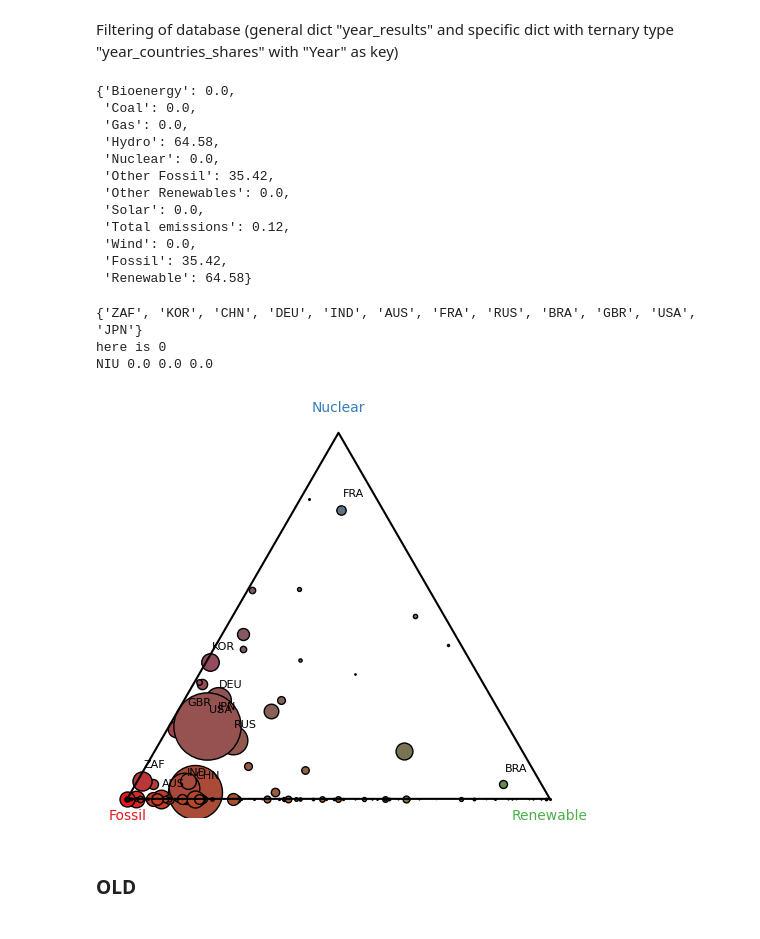
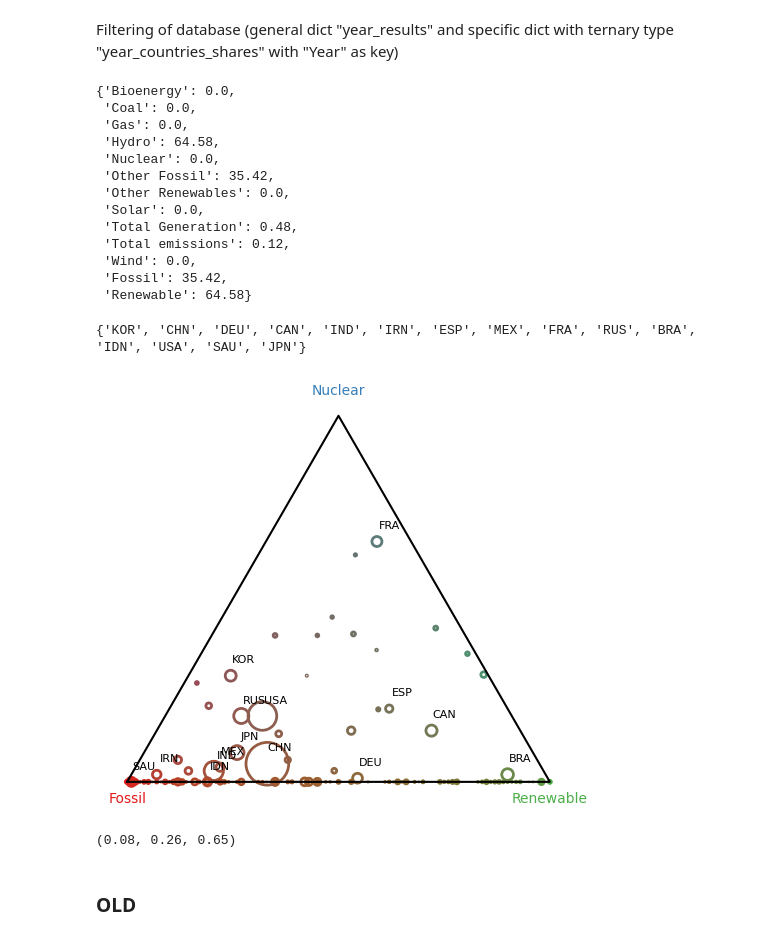
Before and after one commit to raulgarciadiez/energy_maps, a Jupyter notebook: color_code.ipynb, the cells around one changed output. Saved outputs shown, nothing was run; the diff lists cells and outputs as text; code cells hidden in the pictures.

```diff
--- a/color_code.ipynb
+++ b/color_code.ipynb
@@ -49,6 +49,11 @@ filtered_dict = {
              (df['Unit'] == '%'))
             |
             # keep power sector emissions totals
+            ((df['Category'] == 'Electricity generation') &
+             (df['Subcategory'] == 'Total') &
+             (df['Variable'] == 'Total Generation'))
+             |
+            # keep power sector emissions totals
             ((df['Category'] == 'Power sector emissions') &
              (df['Subcategory'] == 'Total') &
              (df['Variable'] == 'Total emissions'))
@@ -90,6 +95,7 @@ year_results[2000]["AFG"]
  'Other Fossil': 35.42,
  'Other Renewables': 0.0,
  'Solar': 0.0,
+ 'Total Generation': 0.48,
  'Total emissions': 0.12,
  'Wind': 0.0,
  'Fossil': 35.42,
@@ -152,7 +158,7 @@ def ternary_to_cartesian(f, r, n):
     y = (np.sqrt(3)/2) * n / (f + r + n)
     return x, y
 
-Year = 2003
+Year = 2023
 
 top_emitters = sorted(
     year_results[Year].items(),
@@ -164,40 +170,42 @@ top_emitters = sorted(
 top_emitters = {iso for iso, _ in top_emitters}
 top_emitters.add("FRA")
 top_emitters.add("BRA")
+top_emitters.add("CAN")
+top_emitters.add("MEX")
+top_emitters.add("ESP")
 
 print (top_emitters)
 
 fig, ax = plt.subplots(figsize=(6, 6))
 
 for country, (f, r, n) in year_countries_shares[Year].items():
     rgb = ternary_to_rgb_scaled(f, r, n, base_colors, caps, gamma=0.5)
 
     try:
         x, y = ternary_to_cartesian(f, r, n)
     except ZeroDivisionError:
         print (country, f,r,n)
 
-    ax.scatter(x, y, color=rgb, s=year_results[Year][country]["Total emissions"], edgecolor='k')
+    ax.scatter(x, y,  facecolors="none", s=year_results[Year][country]["Total Generation"]/10, edgecolor=rgb, lw = 2)
     if country in top_emitters:
         ax.text(x + 0.03, y + 0.03, country, ha='center', fontsize=8)
 
 # Draw triangle outline
 triangle = np.array([[0, 0], [1, 0], [0.5, np.sqrt(3)/2], [0, 0]])
 ax.plot(triangle[:,0], triangle[:,1], color='black')
 
 # Vertex labels
 ax.text(0, -0.05, "Fossil", ha='center', fontsize=10, color=np.array(base_colors['fossil'])/255)
 ax.text(1, -0.05, "Renewable", ha='center', fontsize=10, color=np.array(base_colors['renewable'])/255)
 ax.text(0.5, np.sqrt(3)/2 + 0.05, "Nuclear", ha='center', fontsize=10, color=np.array(base_colors['nuclear'])/255)
 
 ax.set_aspect('equal')
 ax.axis('off')
 plt.show()
 # %% [output]
-{'ZAF', 'KOR', 'CHN', 'DEU', 'IND', 'AUS', 'FRA', 'RUS', 'BRA', 'GBR', 'USA', 'JPN'}
-here is 0
-NIU 0.0 0.0 0.0
+{'KOR', 'CHN', 'DEU', 'CAN', 'IND', 'IRN', 'ESP', 'MEX', 'FRA', 'RUS', 'BRA', 'IDN', 'USA', 'SAU', 'JPN'}
-[figure, old version]
+[figure, new version]
+(0.08, 0.26, 0.65)
 # %% [markdown]
 ### OLD
 # %%
```
